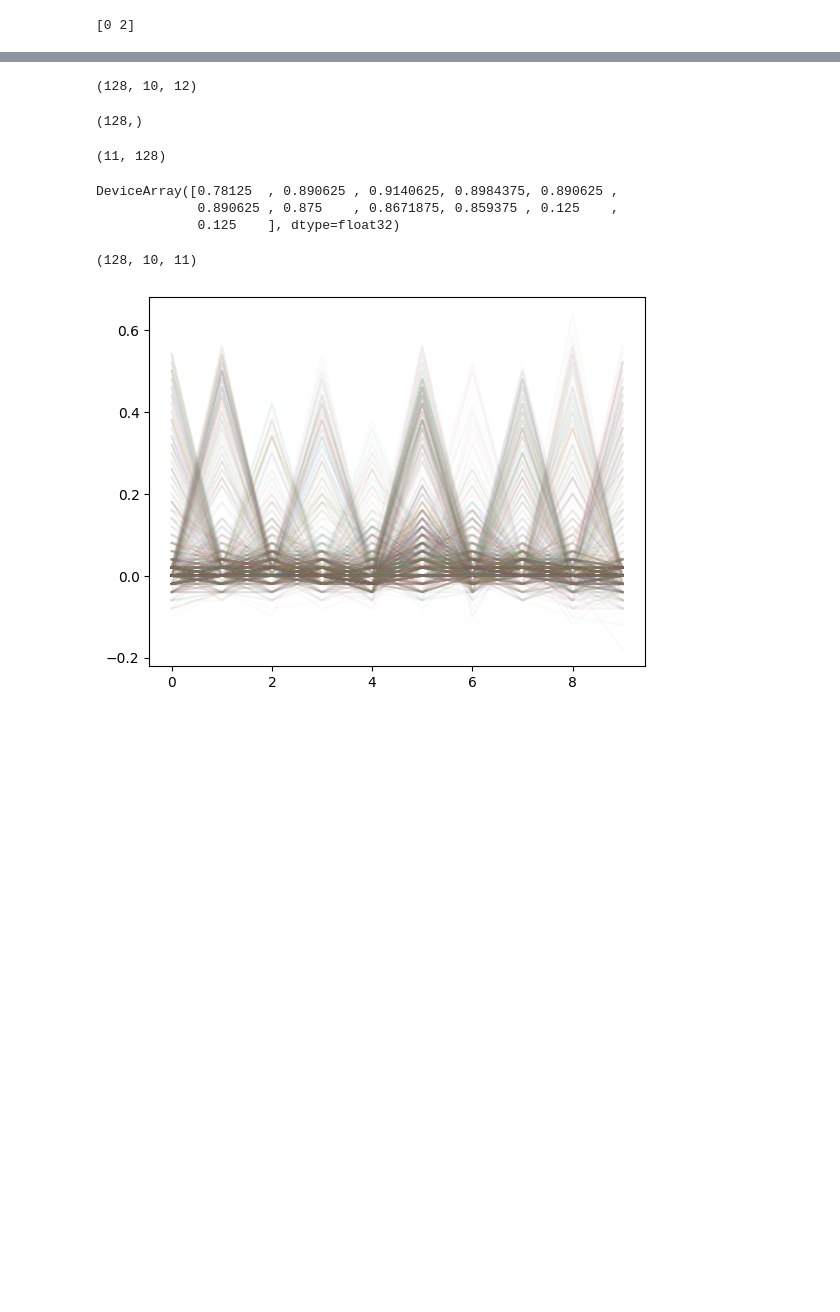
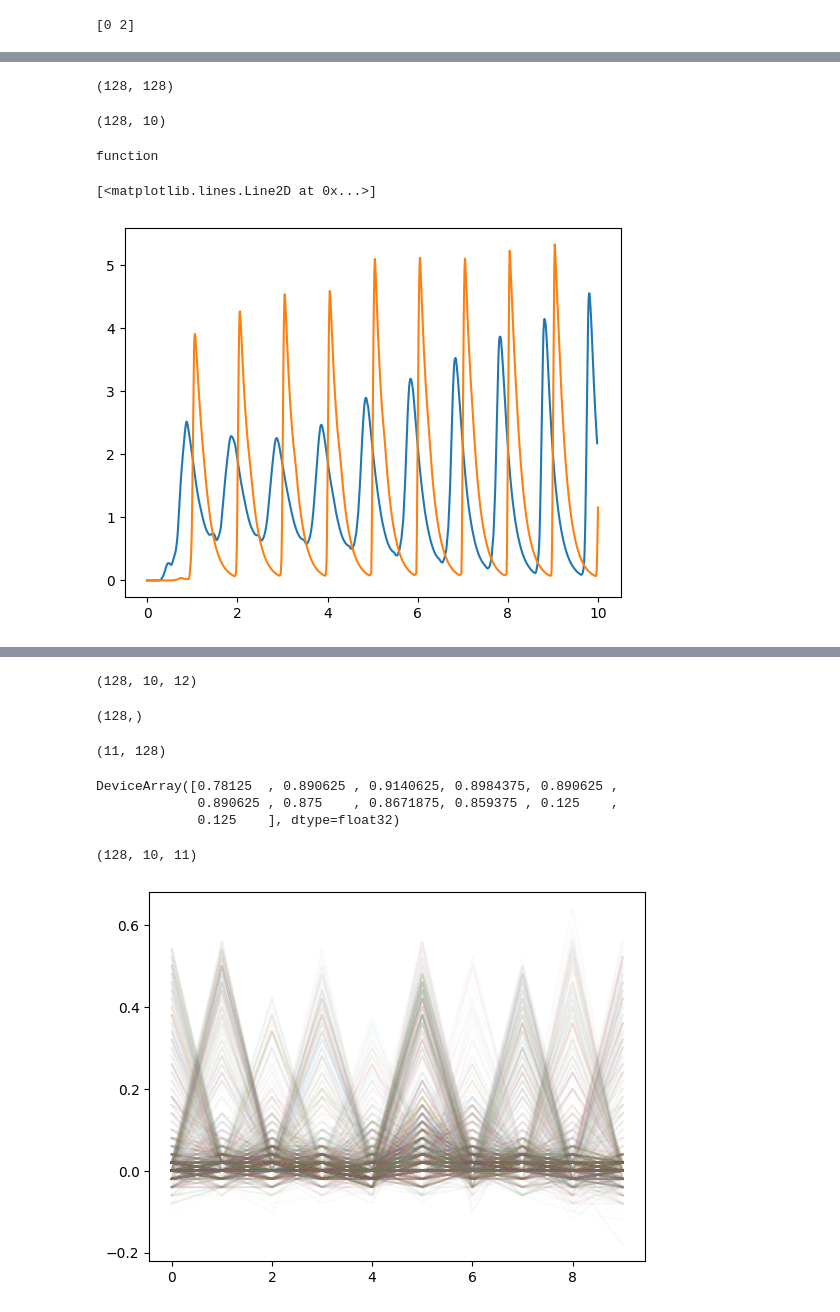
Before and after one commit to wilkieolin/phasor_jax, a Jupyter notebook: fashion test mlp.ipynb, the cells around one changed output, grey strips where cells are left out. Saved outputs shown, nothing was run; the diff lists cells and outputs as text; code cells hidden in the pictures; blank space fills up the shorter version.

```diff
--- a/fashion test mlp.ipynb
+++ b/fashion test mlp.ipynb
@@ -266,0 +283,2 @@ array([[[ 0.04,  0.04,  0.06, ...,  0.02,  0.  ,  0.  ],
+# %%
+trains = phase[1]
@@ -266,0 +287,29 @@ array([[[ 0.04,  0.04,  0.06, ...,  0.02,  0.  ,  0.  ],
+# %%
+def dfield_dt(current_fn, t, field, impulse: float, decay: float):
+    field = np.sum(impulse * current_fn(t)) + decay * field
+    return field
+# %%
+def generate_field(x: SpikeTrain,
+                   impulse: float = 0.1,
+                   decay: float = -0.1,
+                   t_step: float = 0.01,
+                   t_box: float = 0.03,
+                   t_buffer: float = 0.2) -> np.ndarray:
+
+    t_span = (np.min(x.times), np.max(x.times) + t_buffer)
+    t_grid = define_tgrid(t_span, t_step)
+    active_inds = generate_active(x, t_grid, t_box)
+    current_fn = lambda t: current(x, active_inds, t, t_step)
+    dfield_fn = lambda t, f: dfield_dt(current_fn, t, f, impulse, decay)
+
+    field_init = np.zeros((1))
+    field = solve_heun(dfield_fn, t_grid, t_step, field_init)
+    return field
+# %%
+trains[0].full_shape
+# %% [output]
+(128, 128)
+# %%
+trains[1].full_shape
+# %% [output]
+(128, 10)
@@ -266,0 +318,12 @@ array([[[ 0.04,  0.04,  0.06, ...,  0.02,  0.  ,  0.  ],
+# %%
+type(f)
+# %% [output]
+function
+# %%
+field0 = generate_field(trains[0], decay = -5, impulse = 1/128)
+field1 = generate_field(trains[1], decay = -5, impulse = 1/10)
+plt.plot(field0.t, field0.y.transpose())
+plt.plot(field1.t, field1.y.transpose())
+# %% [output]
+[<matplotlib.lines.Line2D at 0x...>]
+[figure, added]
```
Also changed, not shown: parts of 35 cells of this notebook, 7 other files.
